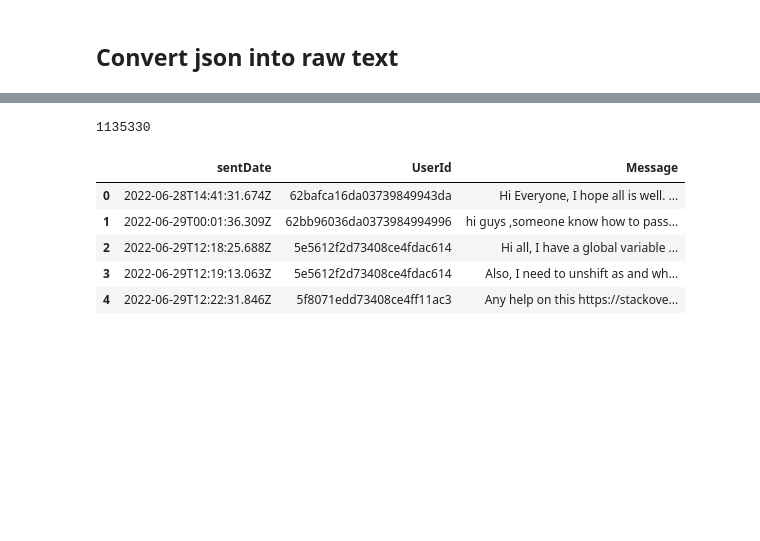
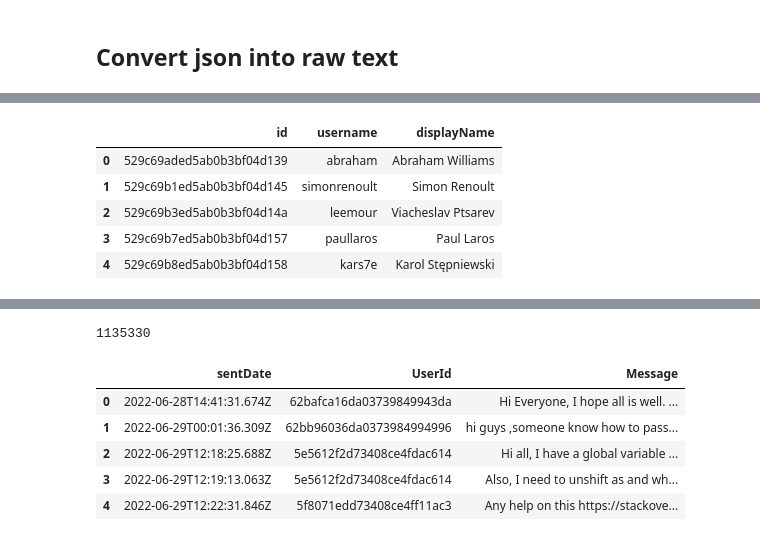
Before and after one commit to NoleWang/Respondent_Recommendation, a Jupyter notebook: Data/tools/Preprocess_disentangle.ipynb, the cells around one changed output, grey strips where cells are left out. Cells and saved outputs as stored; diff of their text form; code cells hidden in the pictures; blank space fills up the shorter version.

```diff
--- a/Data/tools/Preprocess_disentangle.ipynb
+++ b/Data/tools/Preprocess_disentangle.ipynb
@@ -25,0 +54,11 @@ df.head()
+# %%
+df_name = pd.read_json("../Gitter_Channels/"+channel2+"/"+channel2+'_user.json')
+# %%
+df_name.head()
+# %% [output]
+|  | id | username | displayName |
+| 0 | 529c69aded5ab0b3bf04d139 | abraham | Abraham Williams |
+| 1 | 529c69b1ed5ab0b3bf04d145 | simonrenoult | Simon Renoult |
+| 2 | 529c69b3ed5ab0b3bf04d14a | leemour | Viacheslav Ptsarev |
+| 3 | 529c69b7ed5ab0b3bf04d157 | paullaros | Paul Laros |
+| 4 | 529c69b8ed5ab0b3bf04d158 | kars7e | Karol Stępniewski |
```
Also changed, not shown: parts of 7 cells of this notebook, 2 other files.
